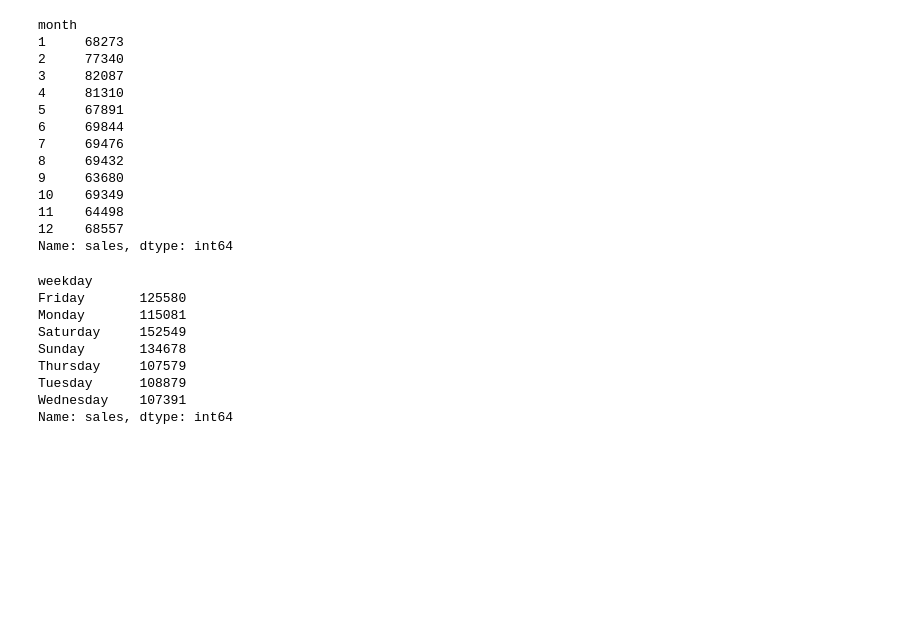
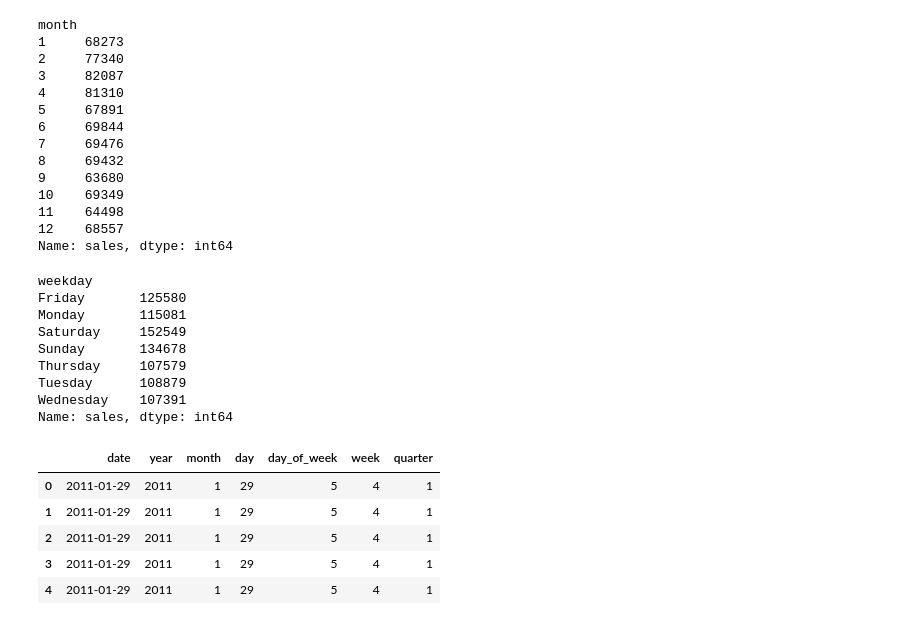
Before and after one commit to chintharevathireddy-blip/Retail-Demand-Forecasting, a Jupyter notebook: notebooks/01_Data_Understanding.ipynb, the cells around one changed output. Cells and saved outputs as stored; diff of their text form; code cells hidden in the pictures; blank space fills up the shorter version.

```diff
--- a/notebooks/01_Data_Understanding.ipynb
+++ b/notebooks/01_Data_Understanding.ipynb
@@ -566,0 +574,19 @@ Name: sales, dtype: int64
+# %%
+sales_final[
+    [
+        "date",
+        "year",
+        "month",
+        "day",
+        "day_of_week",
+        "week",
+        "quarter"
+    ]
+].head()
+# %% [output]
+|  | date | year | month | day | day_of_week | week | quarter |
+| 0 | 2011-01-29 | 2011 | 1 | 29 | 5 | 4 | 1 |
+| 1 | 2011-01-29 | 2011 | 1 | 29 | 5 | 4 | 1 |
+| 2 | 2011-01-29 | 2011 | 1 | 29 | 5 | 4 | 1 |
+| 3 | 2011-01-29 | 2011 | 1 | 29 | 5 | 4 | 1 |
+| 4 | 2011-01-29 | 2011 | 1 | 29 | 5 | 4 | 1 |
```
Also changed, not shown: parts of 8 cells of this notebook.
